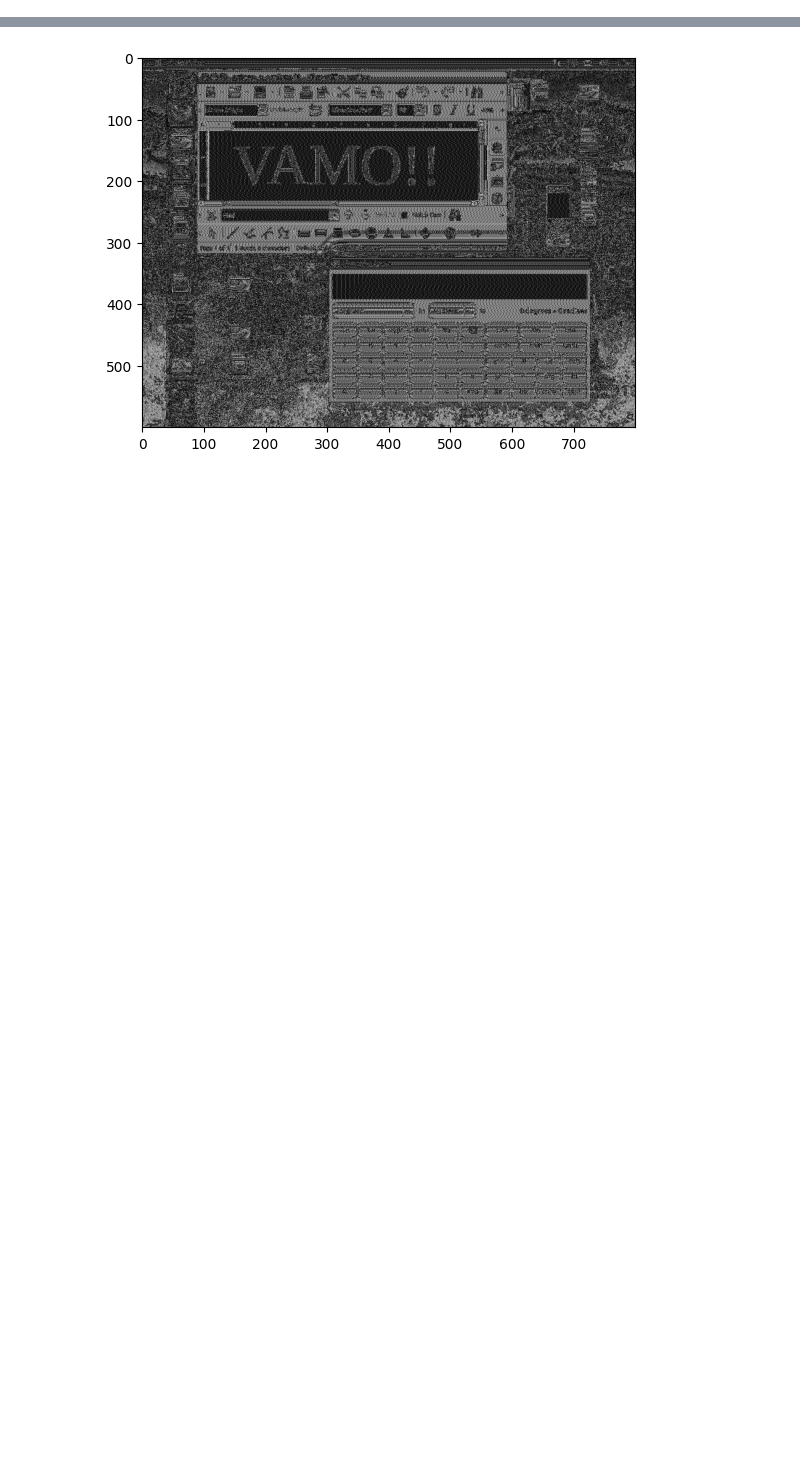
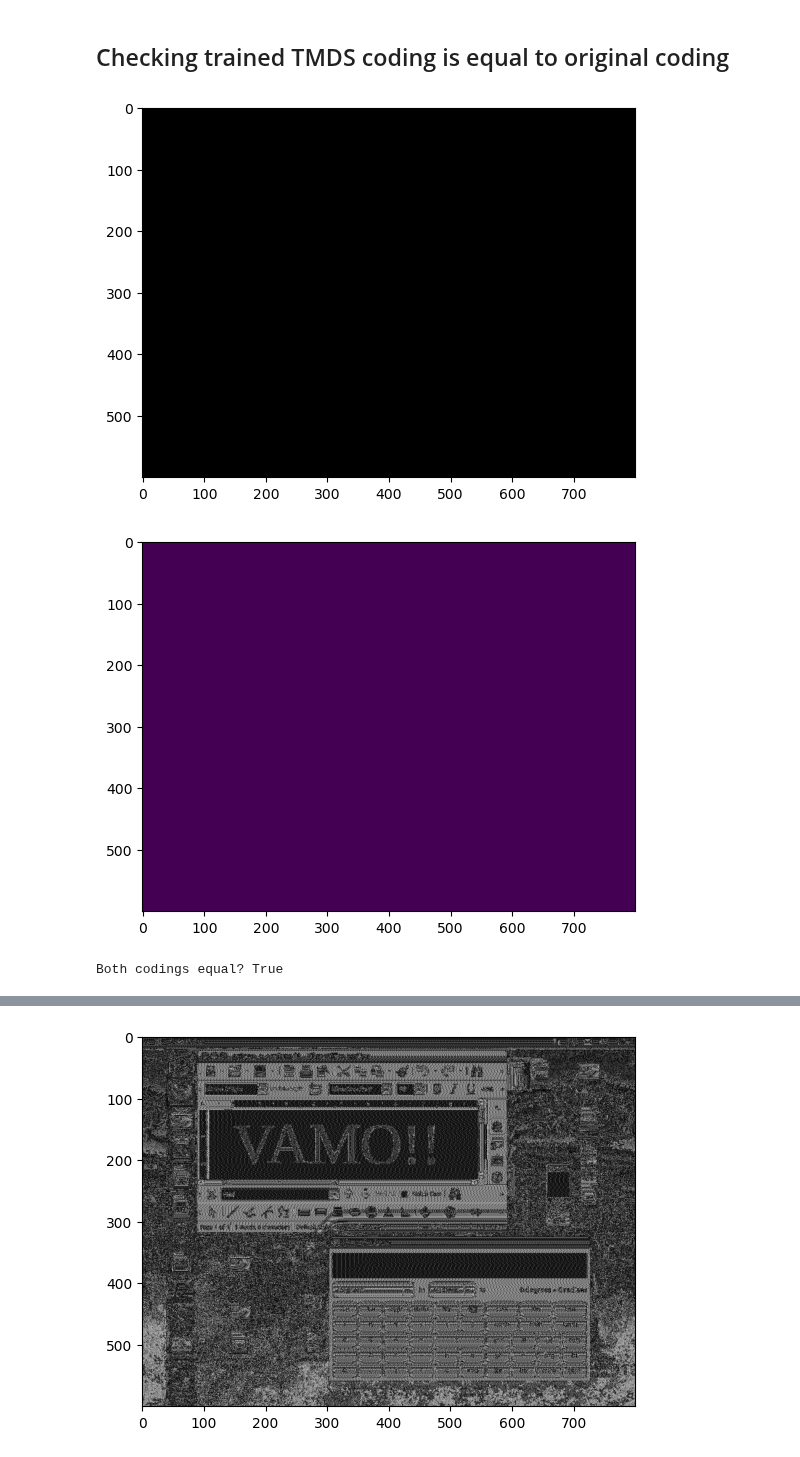
Before and after one commit to emidan19/deep-tempest, a Jupyter notebook: python_scripts/DiffFunc.ipynb, the cells around one changed output, grey strips where cells are left out. Drawn from its saved outputs; the diff is of its cells as text; code cells hidden in the pictures; blank space fills up the shorter version.

Commit message:
Add DTutils and TMDS coding comparison (trained vs original)

```diff
--- a/python_scripts/DiffFunc.ipynb
+++ b/python_scripts/DiffFunc.ipynb
@@ -255,3 +260,46 @@ def forward(img, armonico,num_threads):
             bits_TMDS = torch.cat((bits_TMDS, result[i]), dim = 2)
     img_salida = nn.functional.conv1d(bits_TMDS, g_t, stride = 10, padding=padding, bias = None)[0,0,:].reshape((filas,columnas))
     return img_salida
+# %% [markdown]
+## Checking trained TMDS coding is equal to original coding
+# %%
+image_path = '../images/VAMO!!.png'
+img = np.asarray(Image.open(image_path))[:,:,0] #solo red
+filas, columnas = img.shape
+num_threads = 10
+
+filas_por_thread = Calc_filas_por_thread(filas,num_threads)
+Tx_coded_gaby = Parallel(n_jobs=num_threads)(delayed(TMDS_2_row)(multiplicador,filas_por_thread,img,columnas) for multiplicador in range(num_threads)) # da mejores resultados por poquito el multiprocessing (Pool)
+# %%
+bits_TMDS = Tx_coded_gaby[0]
+for i in range(1, len(Tx_coded_gaby)):
+            bits_TMDS = torch.cat((bits_TMDS, Tx_coded_gaby[i]), dim = 2)
+bits_TMDS = bits_TMDS.numpy().flatten()
+# %%
+from DTutils import TMDS_encoding, TMDS_decoding
+I_cod = TMDS_encoding(img,blanking=False)[:,:,0]
+I_decod = TMDS_decoding(I_cod)[:,:,0]
+# %%
+I_cod_gaby = np.zeros(len(bits_TMDS)//10)
+bits_TMDS_rounded = np.round(bits_TMDS.real)
+for i in range(len(bits_TMDS)//10):
+    I_cod_gaby[i] = np.sum(bits_TMDS_rounded[10*i:10*(i+1)] * 2**(np.arange(0,10)))
+I_cod_gaby = I_cod_gaby.reshape((img.shape[0], img.shape[1]))
+I_gaby_decod = TMDS_decoding(I_cod_gaby.astype(np.uint16))[:,:,0]
+# %%
+I_cod_error = np.zeros_like(I_cod)
+I_cod_error[I_cod_gaby!=I_cod] = 255
+plt.imshow(I_cod_error,cmap='gray')
+plt.show()
+
+I_error = np.zeros_like(I_decod)
+I_error[I_gaby_decod!=I_decod] = 255
+plt.imshow(I_error)
+plt.show()
+# %% [output]
+[figure, added]
+[figure, added]
+# %%
+print('Both codings equal?',np.all(I_cod==I_cod_gaby))
+# %% [output]
+Both codings equal? True
```
Also changed, not shown: parts of 10 cells of this notebook, 1 other file.
